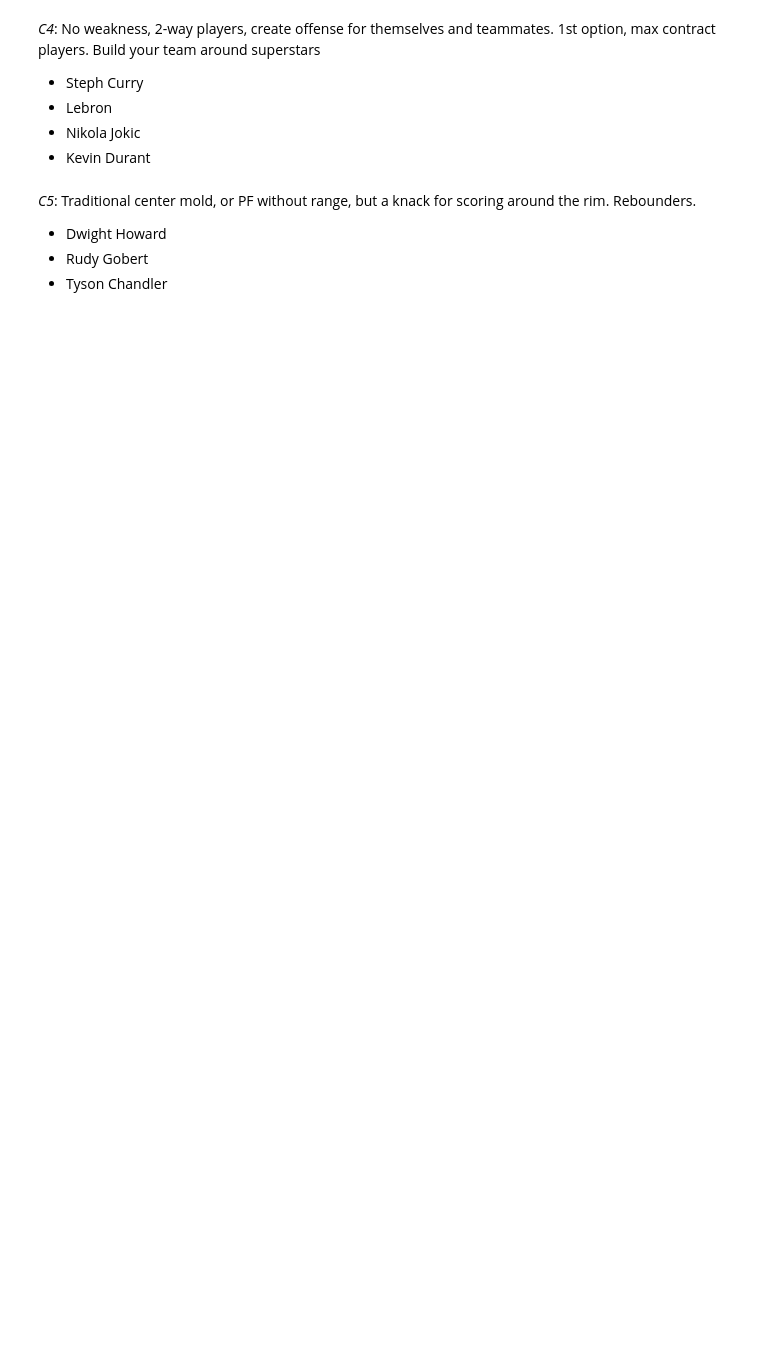
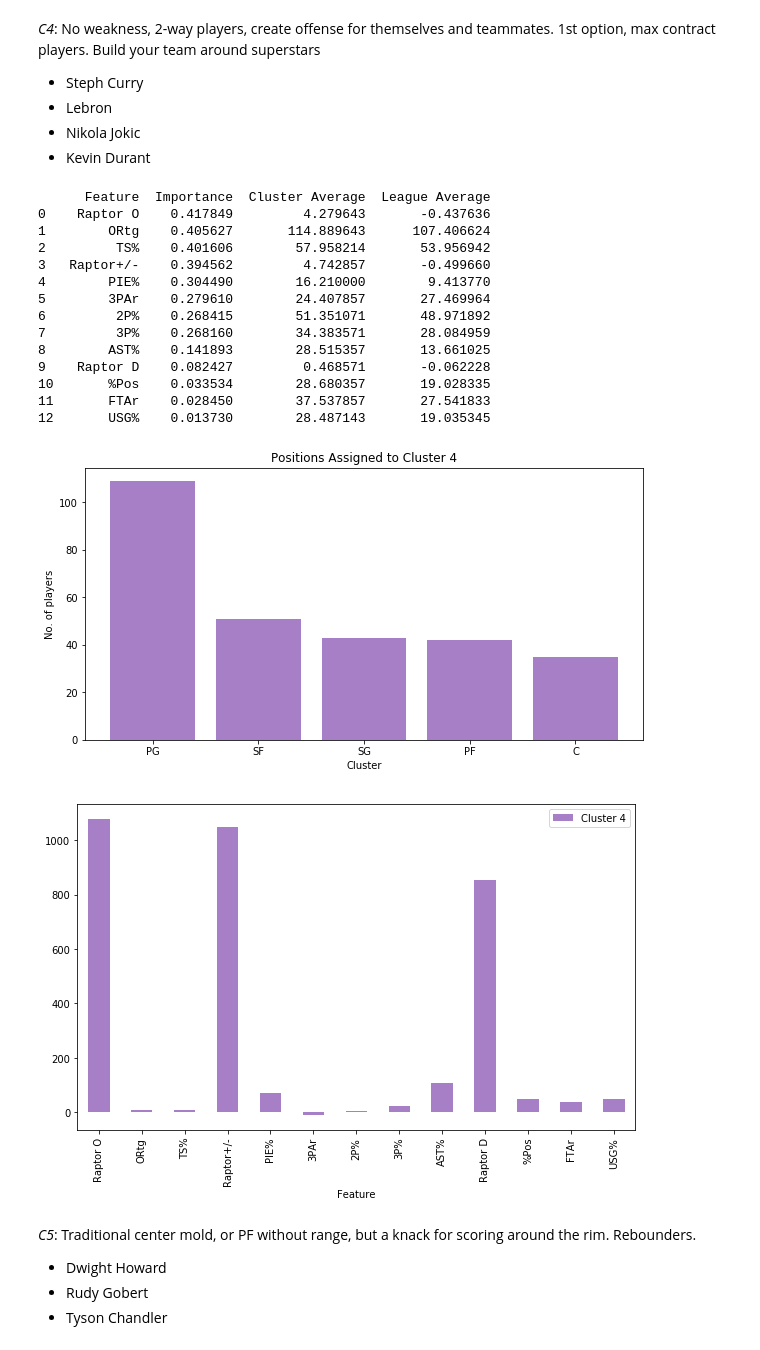
Before and after one commit to chum46/AI-Scout-Pro-Basketball, a Jupyter notebook: notebooks/report/final_notebook.ipynb, the cells around one changed output. Saved outputs shown, nothing was run; the diff lists cells and outputs as text; code cells hidden in the pictures; blank space fills up the shorter version.

```diff
--- a/notebooks/report/final_notebook.ipynb
+++ b/notebooks/report/final_notebook.ipynb
@@ -463,6 +568,43 @@ Build your team around superstars
 - Lebron
 - Nikola Jokic
 - Kevin Durant
+# %%
+C4_data = pd.read_sql(
+    """
+    SELECT * FROM CLUSTERS_4
+    WHERE gmm_cluster=4
+    """, conn)
+
+fi4 = cf.feature_importance(C4_data, mod_df, 3).reset_index().drop('index', axis=1)
+print(fi4)
+fig = plt.figure(figsize = (10, 5))
+
+# creating the bar plot
+
+plt.bar(C4_data['pos'].unique(), C4_data['pos'].value_counts(), color ='#a77fc6')
+
+plt.xlabel("Cluster")
+plt.ylabel("No. of players")
+plt.title("Positions Assigned to Cluster 4")
+plt.show()
+cf.bar_features(fi4, 'Cluster 4', '#a77fc6')
+# %% [output]
+      Feature  Importance  Cluster Average  League Average
+0    Raptor O    0.417849         4.279643       -0.437636
+1        ORtg    0.405627       114.889643      107.406624
+2         TS%    0.401606        57.958214       53.956942
+3   Raptor+/-    0.394562         4.742857       -0.499660
+4        PIE%    0.304490        16.210000        9.413770
+5        3PAr    0.279610        24.407857       27.469964
+6         2P%    0.268415        51.351071       48.971892
+7         3P%    0.268160        34.383571       28.084959
+8        AST%    0.141893        28.515357       13.661025
+9    Raptor D    0.082427         0.468571       -0.062228
+10       %Pos    0.033534        28.680357       19.028335
+11       FTAr    0.028450        37.537857       27.541833
+12       USG%    0.013730        28.487143       19.035345
+[figure, added]
+[figure, added]
 # %% [markdown]
 *C5*:
 Traditional center mold, or PF without range, but a knack for scoring around the rim. Rebounders.
```
Also changed, not shown: parts of 8 cells of this notebook, 17 other files.
